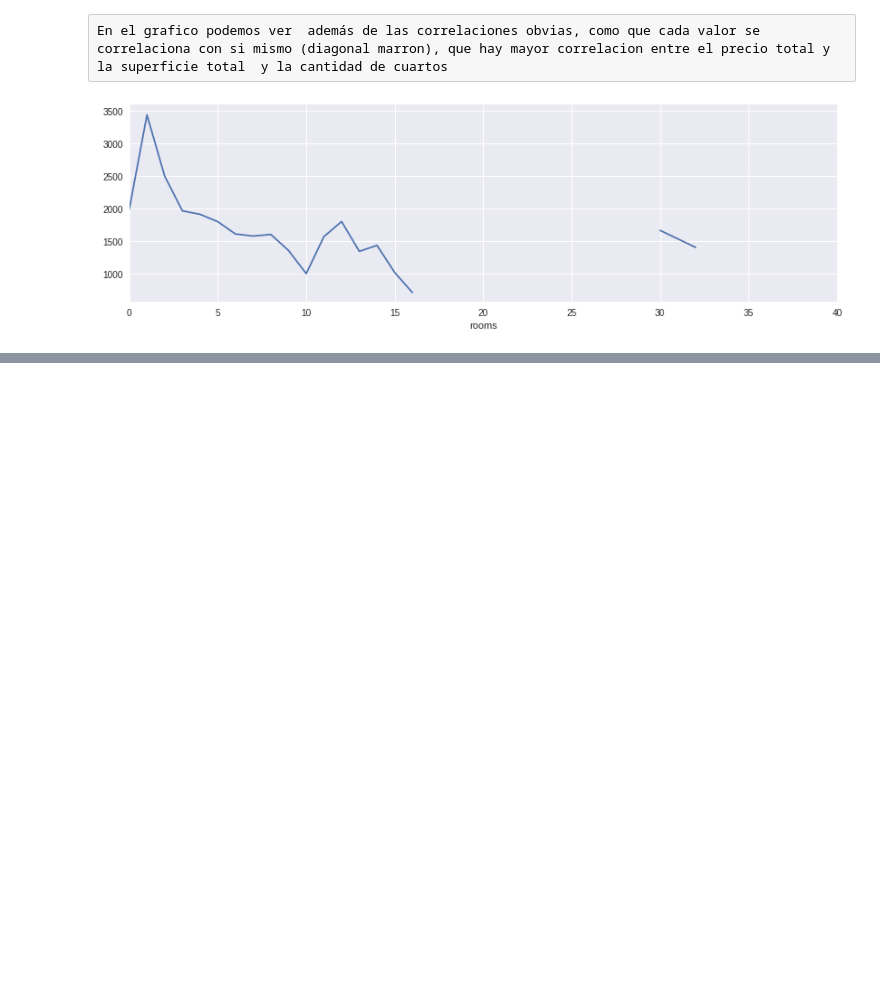
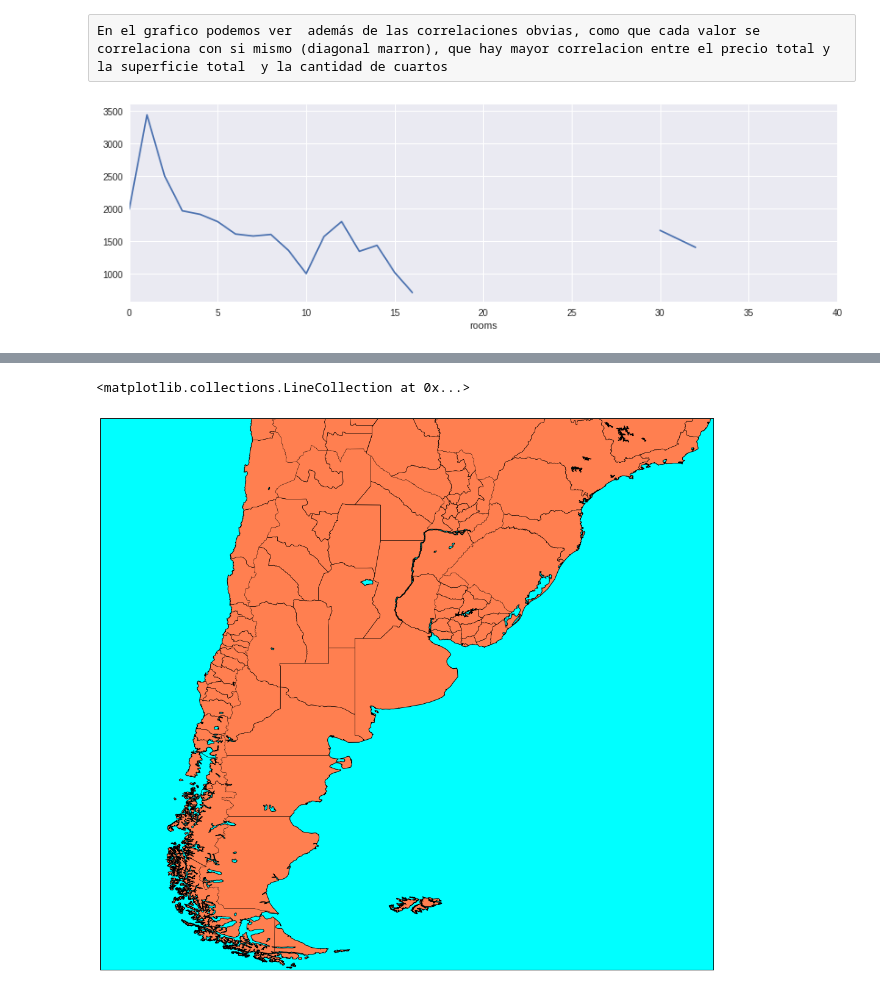
Before and after one commit to jazminferreiro-zz/orgaTP1, a Jupyter notebook: Analisis exploratorio Properati .ipynb, the cells around one changed output, grey strips where cells are left out. Cells and saved outputs as stored; diff of their text form; code cells hidden in the pictures; blank space fills up the shorter version.

```diff
--- a/Analisis exploratorio Properati .ipynb
+++ b/Analisis exploratorio Properati .ipynb
@@ -247,0 +245,21 @@ IOError: [Errno 2] No such file or directory: '/lib/share/proj/epsg'
+# %%
+figure, axes = plt.subplots(nrows=1, ncols=1, figsize=(18, 18))
+latitude= -38
+longitude = -60
+m = Basemap(
+                ax=axes,
+                projection='cyl',
+                lon_0=longitude, lat_0=latitude,
+                llcrnrlat=latitude - 18.0, urcrnrlat=latitude + 18.0,
+                llcrnrlon=longitude - 20.0, urcrnrlon=longitude + 20.0,
+                resolution='i'
+                )
+m.drawmapboundary(fill_color='aqua')
+m.fillcontinents(color='coral',lake_color='aqua')
+m.drawcoastlines()
+m.drawstates()
+m.drawcountries()
+m.drawstates()
+# %% [output]
+<matplotlib.collections.LineCollection at 0x...>
+[figure, added]
```
Also changed, not shown: parts of 1 cell of this notebook.
